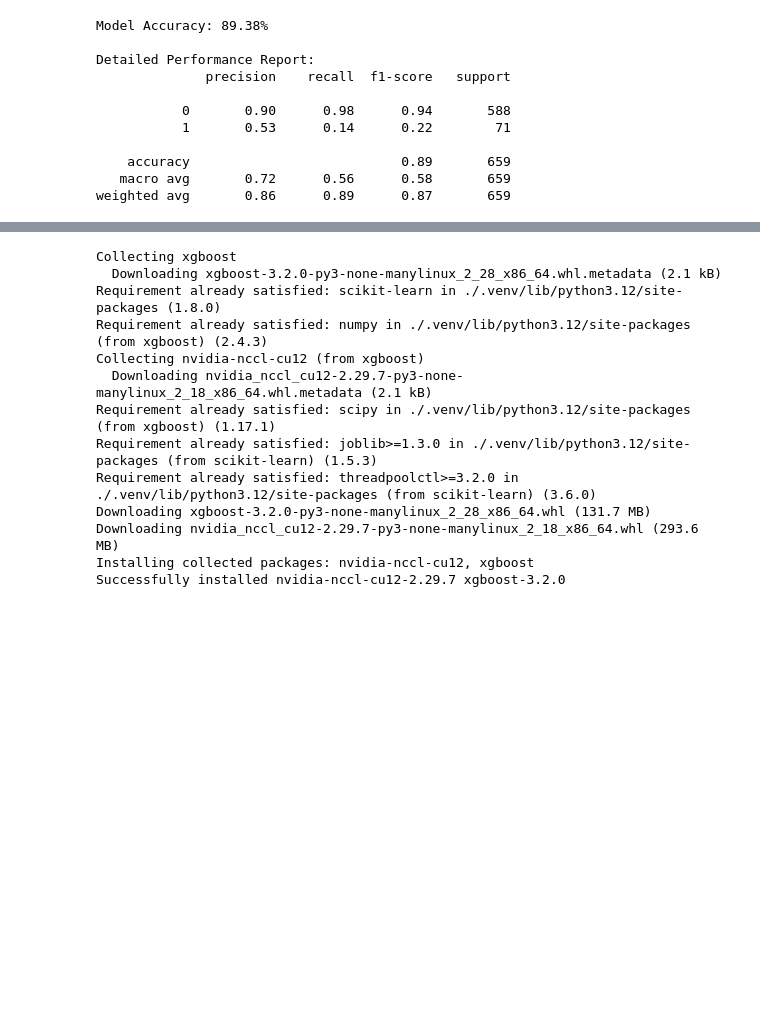
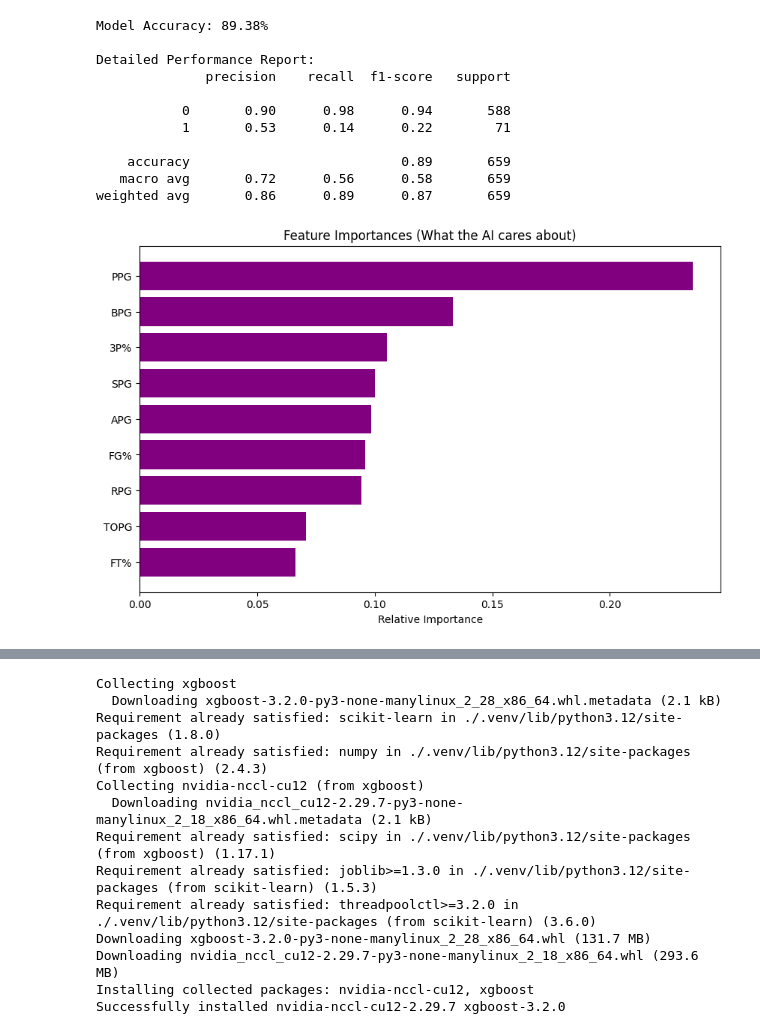
Before and after one commit to rohanvbansal/NBA_Draft_Prediction_Model, a Jupyter notebook: EDA.ipynb, the cells around one changed output, grey strips where cells are left out. Drawn from its saved outputs; the diff is of its cells as text; code cells hidden in the pictures; blank space fills up the shorter version.

Commit message:
Week 3: Hyperparameter tuning and feature importance complete

```diff
--- a/EDA.ipynb
+++ b/EDA.ipynb
@@ -182,3 +182,21 @@ Detailed Performance Report:
     accuracy                           0.89       659
    macro avg       0.72      0.56      0.58       659
 weighted avg       0.86      0.89      0.87       659
+# %%
+import numpy as np
+
+# Get importance scores from the model
+importances = model.feature_importances_
+feat_names = features
+
+# Sort them for the chart
+indices = np.argsort(importances)
+
+plt.figure(figsize=(10, 6))
+plt.title("Feature Importances (What the AI cares about)")
+plt.barh(range(len(indices)), importances[indices], color='purple', align='center')
+plt.yticks(range(len(indices)), [feat_names[i] for i in indices])
+plt.xlabel('Relative Importance')
+plt.show()
+# %% [output]
+[figure, added]
```
Also changed, not shown: parts of 6 cells of this notebook, 1 other file.
